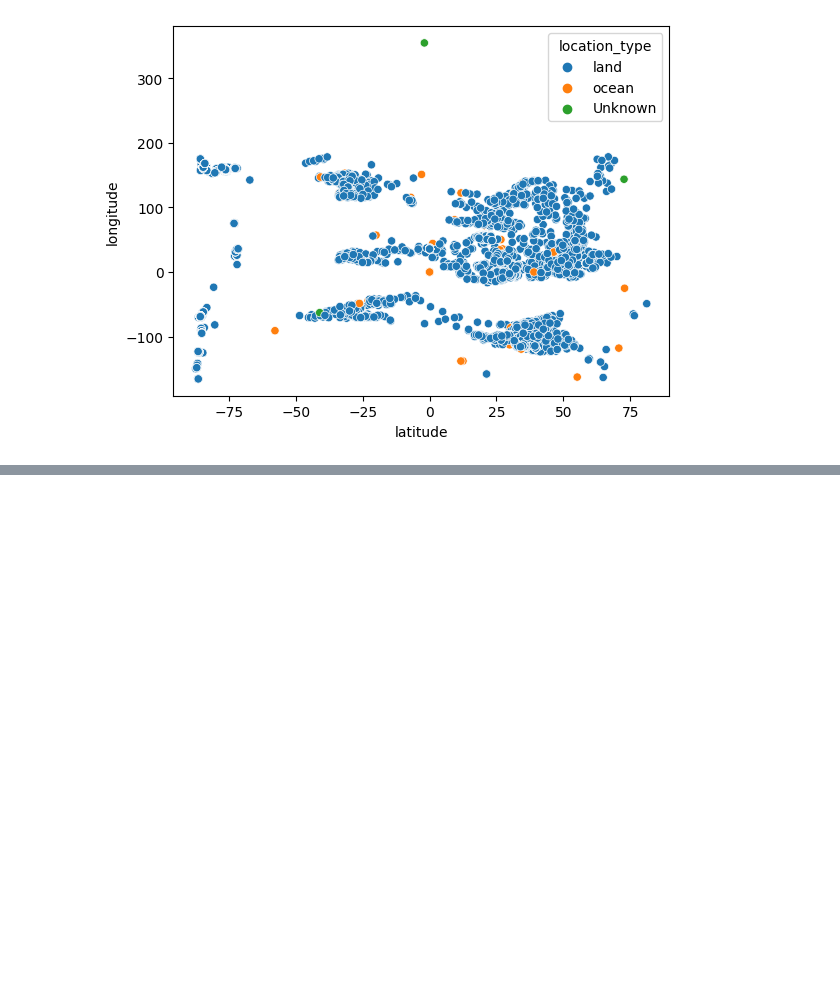
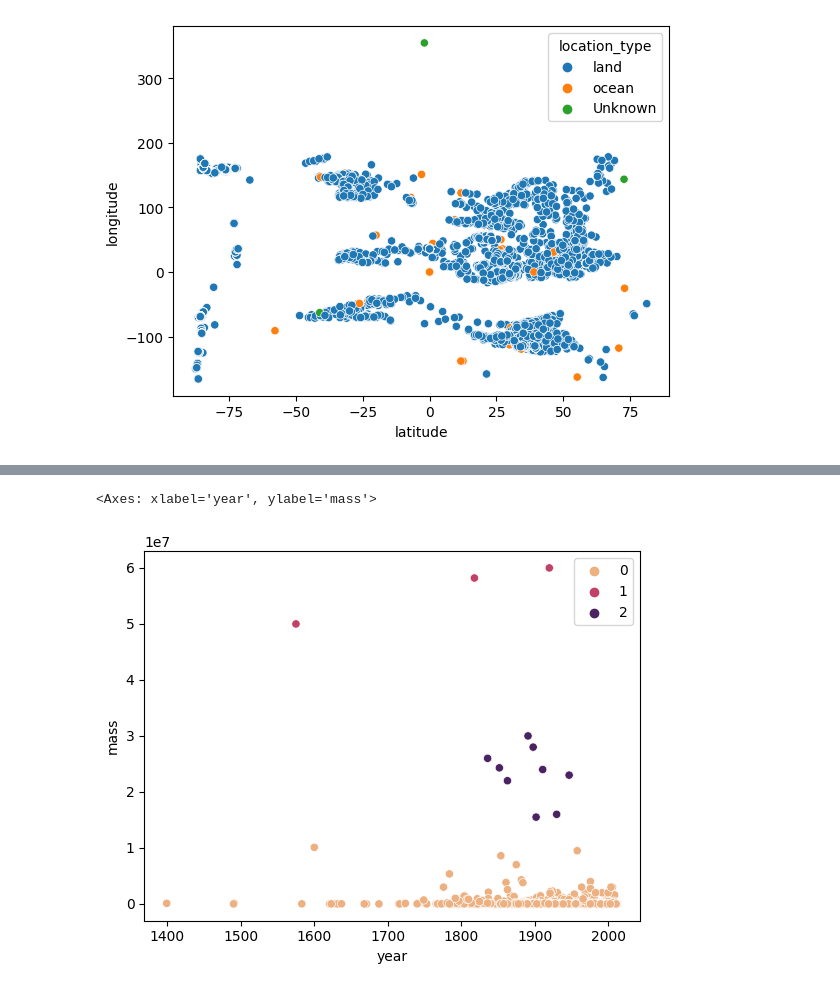
Before and after one commit to biabcaval/Projeto-ICD-analise-meteoros, a Jupyter notebook: #3_meteorite_landings_on_earth.ipynb, the cells around one changed output, grey strips where cells are left out. Cells and saved outputs as stored; diff of their text form; code cells hidden in the pictures; blank space fills up the shorter version.

```diff
--- a/#3_meteorite_landings_on_earth.ipynb
+++ b/#3_meteorite_landings_on_earth.ipynb
@@ -183,0 +196,11 @@ sns.scatterplot(data=df, x='latitude', y='longitude', hue='location_type')
+# %%
+df_group = df[['mass', 'year']].dropna()
+
+kmeans_ym1 = KMeans(n_clusters=3)
+
+kmeans_ym1.fit(df_group)
+
+sns.scatterplot(data=df_group, x='year',y = 'mass', hue=kmeans_ym1.labels_, palette='flare')
+# %% [output]
+<Axes: xlabel='year', ylabel='mass'>
+[figure, added]
```
Also changed, not shown: parts of 18 cells of this notebook.
